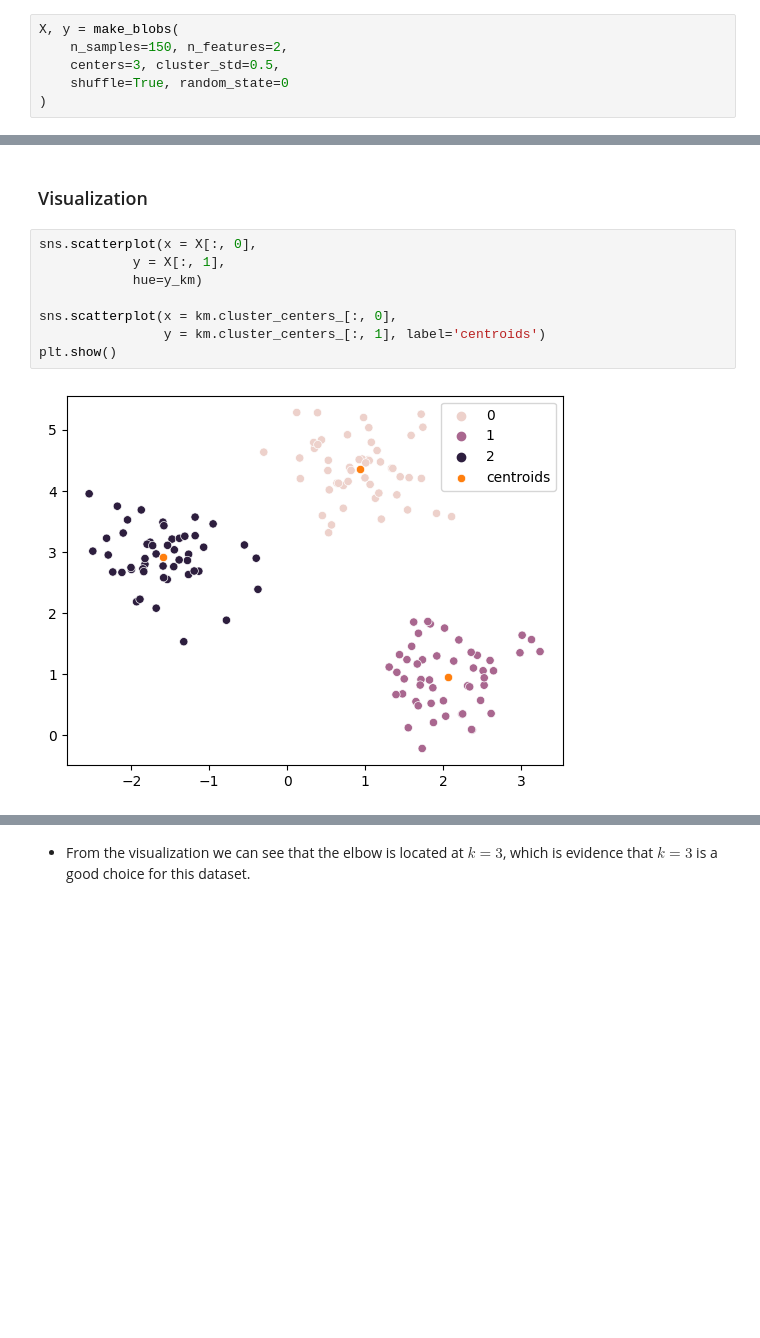
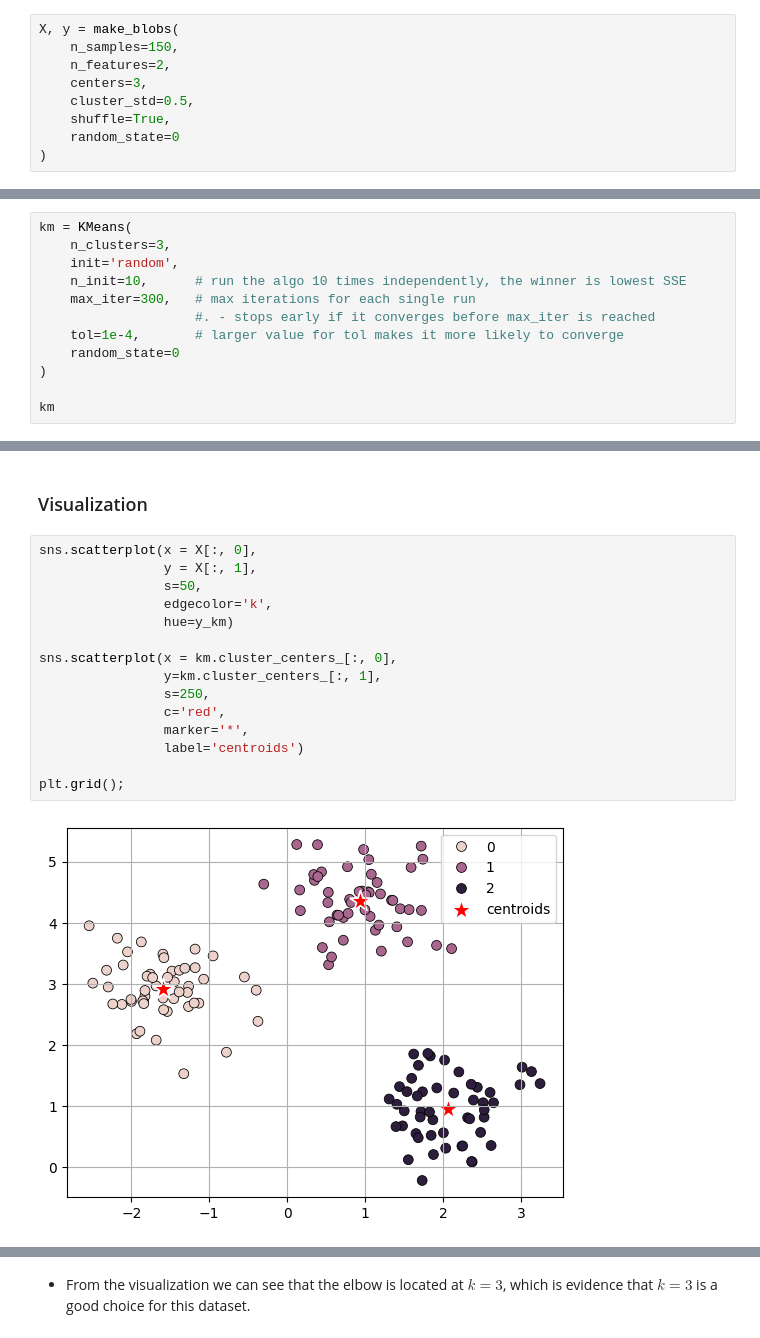
Before and after one commit to PaulToronto/Hands-on-Maching-Learning-Book, a Jupyter notebook: 2_1_KMeans_Tutorial.ipynb, the cells around one changed output, grey strips where cells are left out. Saved outputs shown, nothing was run; the diff lists cells and outputs as text; blank space fills up the shorter version.

```diff
--- a/2_1_KMeans_Tutorial.ipynb
+++ b/2_1_KMeans_Tutorial.ipynb
@@ -18,9 +21,12 @@ import seaborn as sns
 import numpy as np
 # %%
 X, y = make_blobs(
-    n_samples=150, n_features=2,
-    centers=3, cluster_std=0.5,
-    shuffle=True, random_state=0
+    n_samples=150,
+    n_features=2,
+    centers=3,
+    cluster_std=0.5,
+    shuffle=True,
+    random_state=0
 )
 # %%
 X.shape, y.shape
@@ -88,0 +101,12 @@ KMeans(init='random', n_clusters=3, n_init=10, random_state=0)
+# %%
+km = KMeans(
+    n_clusters=3,
+    init='random',
+    n_init=10,      # run the algo 10 times independently, the winner is lowest SSE
+    max_iter=300,   # max iterations for each single run
+                    #. - stops early if it converges before max_iter is reached
+    tol=1e-4,       # larger value for tol makes it more likely to converge
+    random_state=0
+)
+
+km
@@ -133,12 +137,19 @@ array([ True,  True,  True,  True,  True,  True,  True,  True,  True,
 ### Visualization
 # %%
 sns.scatterplot(x = X[:, 0],
-            y = X[:, 1],
-            hue=y_km)
+                y = X[:, 1],
+                s=50,
+                edgecolor='k',
+                hue=y_km)
 
 sns.scatterplot(x = km.cluster_centers_[:, 0],
-                y = km.cluster_centers_[:, 1], label='centroids')
-plt.show()
+                y=km.cluster_centers_[:, 1],
+                s=250,
+                c='red',
+                marker='*',
+                label='centroids')
+
+plt.grid();
 # %% [output]
-[figure, old version]
+[figure, new version]
 # %%
```
Also changed, not shown: parts of 23 cells of this notebook.
